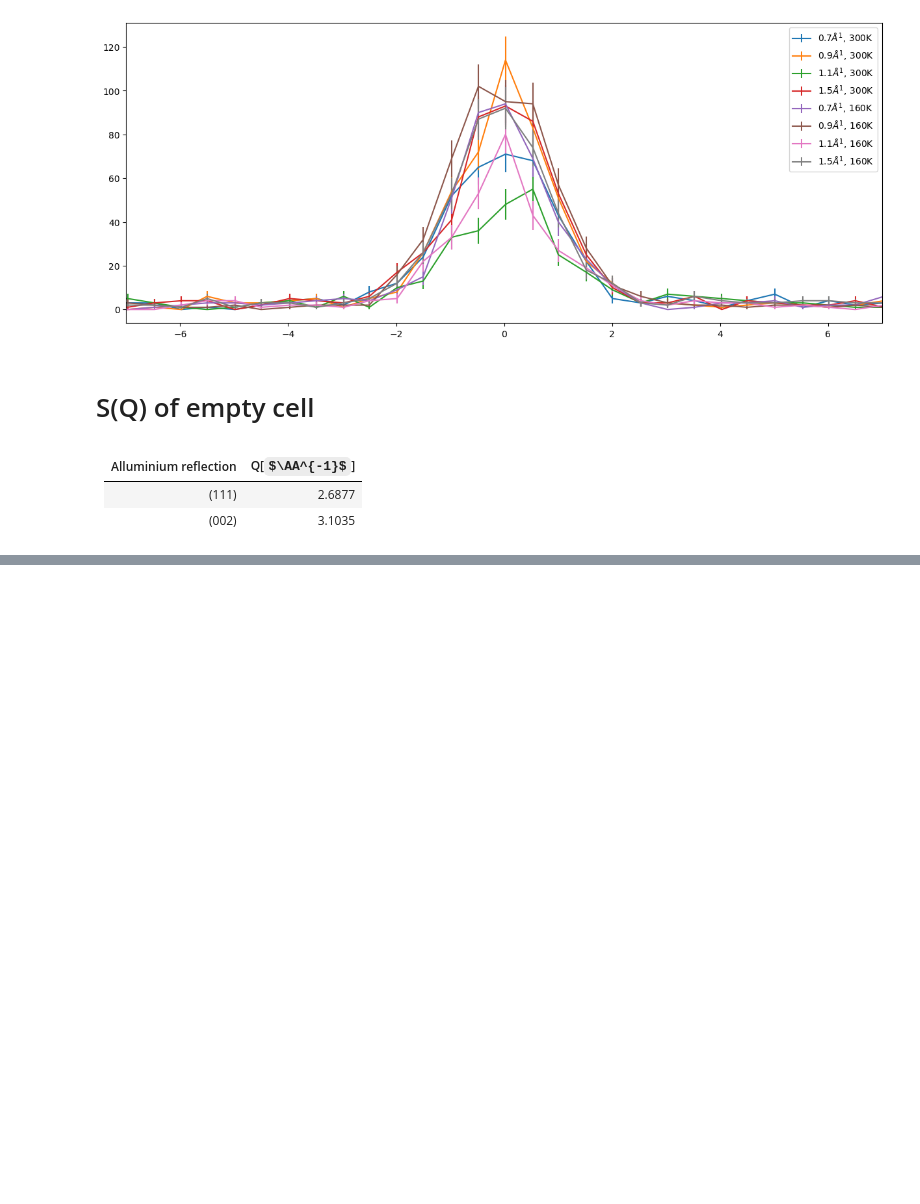
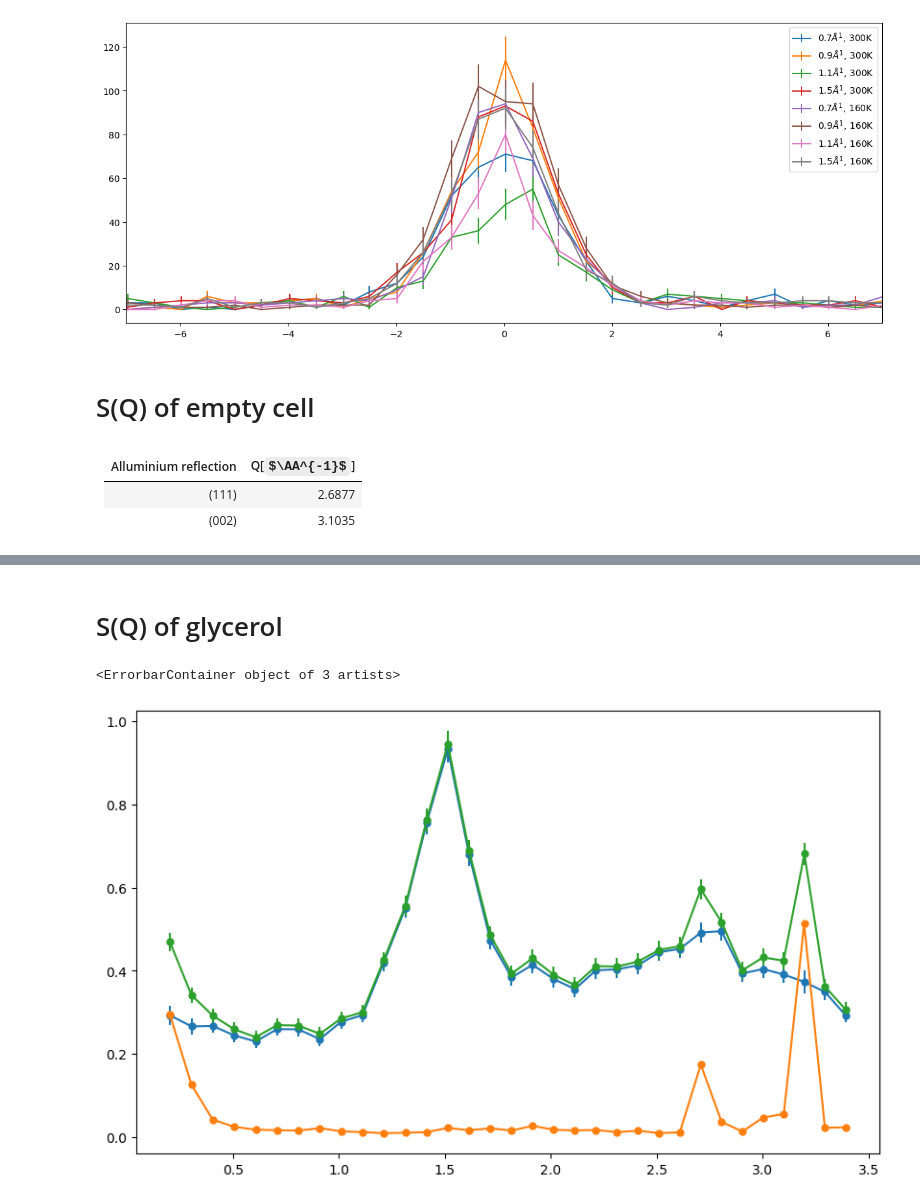
Before and after one commit to FabioBrugnara/IN8_Glicerol, a Jupyter notebook: 4-First view.ipynb, the cells around one changed output, grey strips where cells are left out. Drawn from its saved outputs; the diff is of its cells as text; code cells hidden in the pictures; some formulas as TeX source; blank space fills up the shorter version.

```diff
--- a/4-First view.ipynb
+++ b/4-First view.ipynb
@@ -119,0 +152,12 @@ plt.error
+# %% [markdown]
+# S(Q) of glycerol
+# %%
+Sq_gly = data.loc[NSq_gly[300]].data
+
+plt.figure(figsize=(10,6))
+plt.errorbar(Sq_gly.QM, Sq_gly.CNTS/Sq_gly.M1 - .6*Sq_al.CNTS/Sq_al.M1, yerr= np.sqrt(Sq_gly.dCNTS**2/Sq_gly.M1**2 + Sq_al.dCNTS**2/Sq_al.M1**2), label='glycerol - empty', ms = 5, fmt='o-')
+plt.errorbar(Sq_al.QM, Sq_al.CNTS/Sq_al.M1, yerr=Sq_al.dCNTS/Sq_al.M1, label='empty', ms = 5, fmt='o-')
+plt.errorbar(Sq_gly.QM, Sq_gly.CNTS/Sq_gly.M1, yerr=Sq_gly.dCNTS/Sq_gly.M1, label='glycerol', ms = 5, fmt='o-')
+# %% [output]
+<ErrorbarContainer object of 3 artists>
+[figure, added]
```
Also changed, not shown: parts of 12 cells of this notebook, 20 other files.
